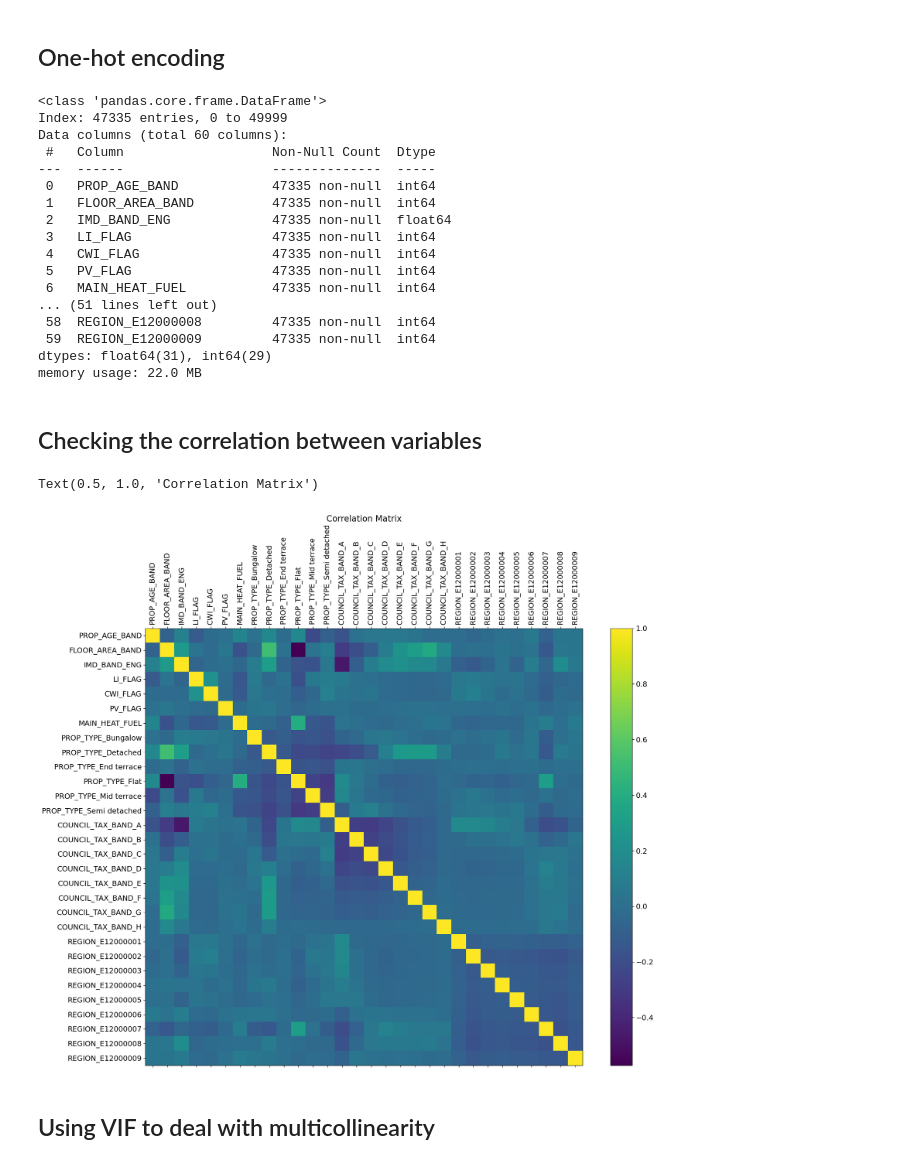
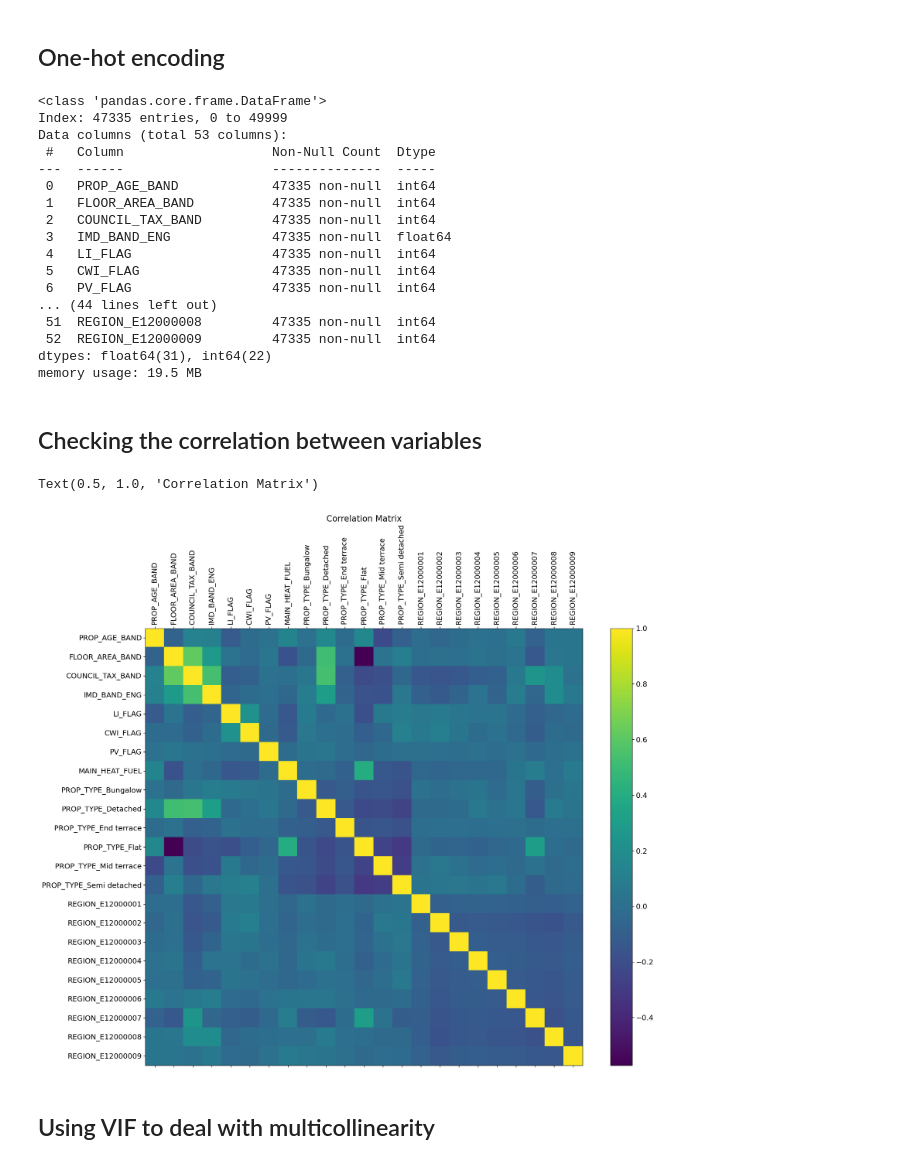
Before and after one commit to gordenleee/QM_Group_Work, a Jupyter notebook: group_assignment.ipynb, the cells around one changed output. Saved outputs shown, nothing was run; the diff lists cells and outputs as text; code cells hidden in the pictures.

```diff
--- a/group_assignment.ipynb
+++ b/group_assignment.ipynb
@@ -86,12 +86,5 @@ print(df_filtered.shape)
-# %%
-numerical_cols = [f'Gcons{i}' for i in range(2019, 2004, -1)] + [f'Econs{i}' for i in range(2019, 2004, -1)]
-for col in numerical_cols:
-    Q1 = df_filtered[col].quantile(0.25)
-    Q3 = df_filtered[col].quantile(0.75)
-    IQR = Q3 - Q1
-
-    lower_bound = Q1 - 1.5 * IQR
-    upper_bound = Q3 + 1.5 * IQR
-
-    df_filtered.loc[df_filtered[col] < lower_bound, col] = lower_bound
-    df_filtered.loc[df_filtered[col] > upper_bound, col] = upper_bound
+# %%
+tax_band_mapping = {'A':0, 'B':1, 'C':2, 'D':3, 'E':4, 'F':5, 'G':6, 'H':7}
+df_filtered['COUNCIL_TAX_BAND'] = df_filtered['COUNCIL_TAX_BAND'].map(tax_band_mapping)
+
+df_filtered.head()
@@ -154,7 +155,7 @@ dtypes: float64(31), int64(6), object(3)
 memory usage: 14.8+ MB
 # %%
-# fill other NaN with the mean of the column
-df_filtered.iloc[:, 10:] = df_filtered.iloc[:, 10:].apply(lambda col: col.fillna(col.mean()), axis=0)
+# fill other NaN with the median of the column
+df_filtered.iloc[:, 10:] = df_filtered.iloc[:, 10:].apply(lambda col: col.fillna(col.median()), axis=0)
 
 df_filtered.info()
 # %% [output]
@@ -188,37 +187,37 @@ df_filtered_numeric.info()
 # %% [output]
 <class 'pandas.core.frame.DataFrame'>
 Index: 47335 entries, 0 to 49999
-Data columns (total 60 columns):
+Data columns (total 53 columns):
  #   Column                   Non-Null Count  Dtype
 ---  ------                   --------------  -----
  0   PROP_AGE_BAND            47335 non-null  int64
  1   FLOOR_AREA_BAND          47335 non-null  int64
- 2   IMD_BAND_ENG             47335 non-null  float64
- 3   LI_FLAG                  47335 non-null  int64
- 4   CWI_FLAG                 47335 non-null  int64
- 5   PV_FLAG                  47335 non-null  int64
- 6   MAIN_HEAT_FUEL           47335 non-null  int64
-... (51 lines left out)
- 58  REGION_E12000008         47335 non-null  int64
- 59  REGION_E12000009         47335 non-null  int64
-dtypes: float64(31), int64(29)
-memory usage: 22.0 MB
+ 2   COUNCIL_TAX_BAND         47335 non-null  int64
+ 3   IMD_BAND_ENG             47335 non-null  float64
+ 4   LI_FLAG                  47335 non-null  int64
+ 5   CWI_FLAG                 47335 non-null  int64
+ 6   PV_FLAG                  47335 non-null  int64
+... (44 lines left out)
+ 51  REGION_E12000008         47335 non-null  int64
+ 52  REGION_E12000009         47335 non-null  int64
+dtypes: float64(31), int64(22)
+memory usage: 19.5 MB
 # %% [markdown]
 ## Checking the correlation between variables
 # %%
-df_filtered_independent = df_filtered_numeric.drop(df_filtered_numeric.columns[7:37], axis=1)
+df_filtered_independent = df_filtered_numeric.drop(df_filtered_numeric.columns[8:38], axis=1)
 
 plt.rcParams["axes.grid"] = False
 f = plt.figure(figsize=(19, 15))
 plt.matshow(df_filtered_independent.corr(), fignum=f.number)
 plt.xticks(range(df_filtered_independent.shape[1]), df_filtered_independent.columns, fontsize=14, rotation=90)
 plt.yticks(range(df_filtered_independent.shape[1]), df_filtered_independent.columns, fontsize=14)
 cb = plt.colorbar()
 cb.ax.tick_params(labelsize=14)
 plt.title('Correlation Matrix', fontsize=16)
 # %% [output]
 Text(0.5, 1.0, 'Correlation Matrix')
-[figure, old version]
+[figure, new version]
 # %% [markdown]
 ## Using VIF to deal with multicollinearity
 # %%
```
Also changed, not shown: parts of 17 cells of this notebook.
